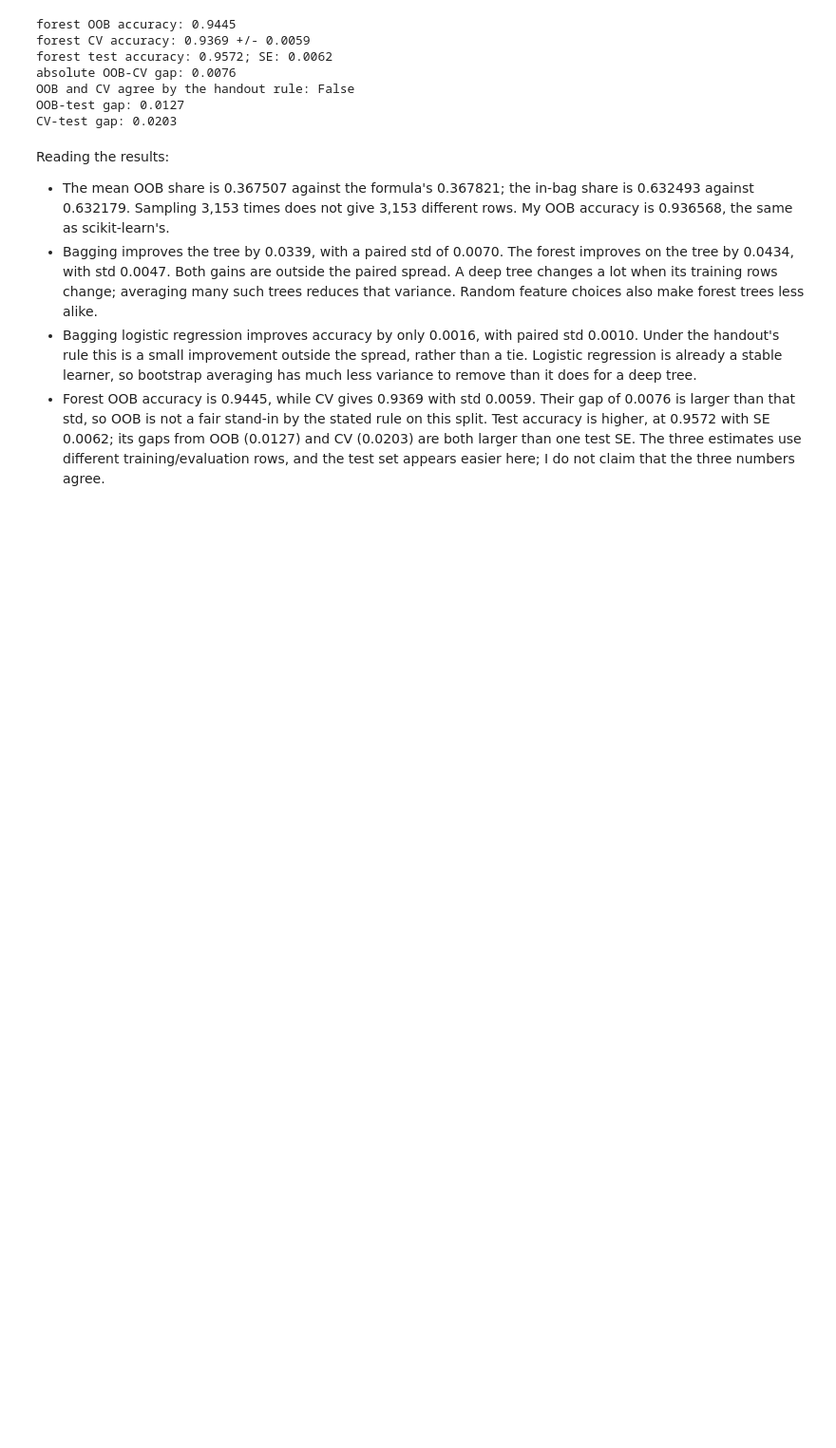
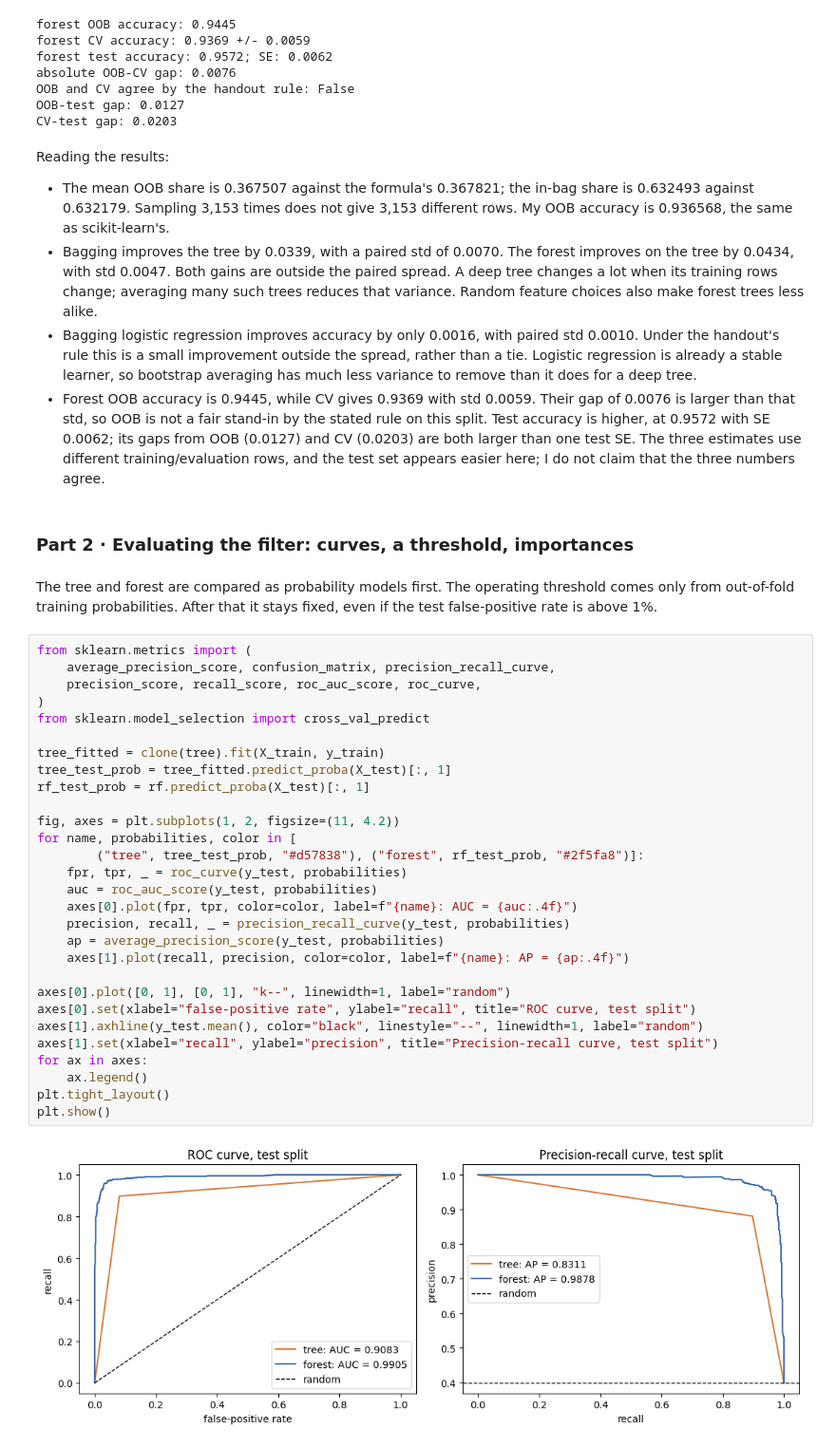
Before and after one commit to danii1kq/li_ML_task_4, a Jupyter notebook: li_task4.ipynb, the cells around one changed output. Shown at 95% size. Cells and saved outputs as stored; diff of their text form; blank space fills up the shorter version.

Commit message:
Part 2: evaluate curves and set a training-only spam threshold

```diff
--- a/li_task4.ipynb
+++ b/li_task4.ipynb
@@ -176,3 +176,38 @@ Reading the results:
 - Bagging improves the tree by 0.0339, with a paired std of 0.0070. The forest improves on the tree by 0.0434, with std 0.0047. Both gains are outside the paired spread. A deep tree changes a lot when its training rows change; averaging many such trees reduces that variance. Random feature choices also make forest trees less alike.
 - Bagging logistic regression improves accuracy by only 0.0016, with paired std 0.0010. Under the handout's rule this is a small improvement outside the spread, rather than a tie. Logistic regression is already a stable learner, so bootstrap averaging has much less variance to remove than it does for a deep tree.
 - Forest OOB accuracy is 0.9445, while CV gives 0.9369 with std 0.0059. Their gap of 0.0076 is larger than that std, so OOB is not a fair stand-in by the stated rule on this split. Test accuracy is higher, at 0.9572 with SE 0.0062; its gaps from OOB (0.0127) and CV (0.0203) are both larger than one test SE. The three estimates use different training/evaluation rows, and the test set appears easier here; I do not claim that the three numbers agree.
+# %% [markdown]
+### Part 2 · Evaluating the filter: curves, a threshold, importances
+# %% [markdown]
+The tree and forest are compared as probability models first. The operating threshold comes only from out-of-fold training probabilities. After that it stays fixed, even if the test false-positive rate is above 1%.
+# %%
+from sklearn.metrics import (
+    average_precision_score, confusion_matrix, precision_recall_curve,
+    precision_score, recall_score, roc_auc_score, roc_curve,
+)
+from sklearn.model_selection import cross_val_predict
+
+tree_fitted = clone(tree).fit(X_train, y_train)
+tree_test_prob = tree_fitted.predict_proba(X_test)[:, 1]
+rf_test_prob = rf.predict_proba(X_test)[:, 1]
+
+fig, axes = plt.subplots(1, 2, figsize=(11, 4.2))
+for name, probabilities, color in [
+        ("tree", tree_test_prob, "#d57838"), ("forest", rf_test_prob, "#2f5fa8")]:
+    fpr, tpr, _ = roc_curve(y_test, probabilities)
+    auc = roc_auc_score(y_test, probabilities)
+    axes[0].plot(fpr, tpr, color=color, label=f"{name}: AUC = {auc:.4f}")
+    precision, recall, _ = precision_recall_curve(y_test, probabilities)
+    ap = average_precision_score(y_test, probabilities)
+    axes[1].plot(recall, precision, color=color, label=f"{name}: AP = {ap:.4f}")
+
+axes[0].plot([0, 1], [0, 1], "k--", linewidth=1, label="random")
+axes[0].set(xlabel="false-positive rate", ylabel="recall", title="ROC curve, test split")
+axes[1].axhline(y_test.mean(), color="black", linestyle="--", linewidth=1, label="random")
+axes[1].set(xlabel="recall", ylabel="precision", title="Precision-recall curve, test split")
+for ax in axes:
+    ax.legend()
+plt.tight_layout()
+plt.show()
+# %% [output]
+[figure, added]
```
Also changed, not shown: parts of 4 cells of this notebook.
